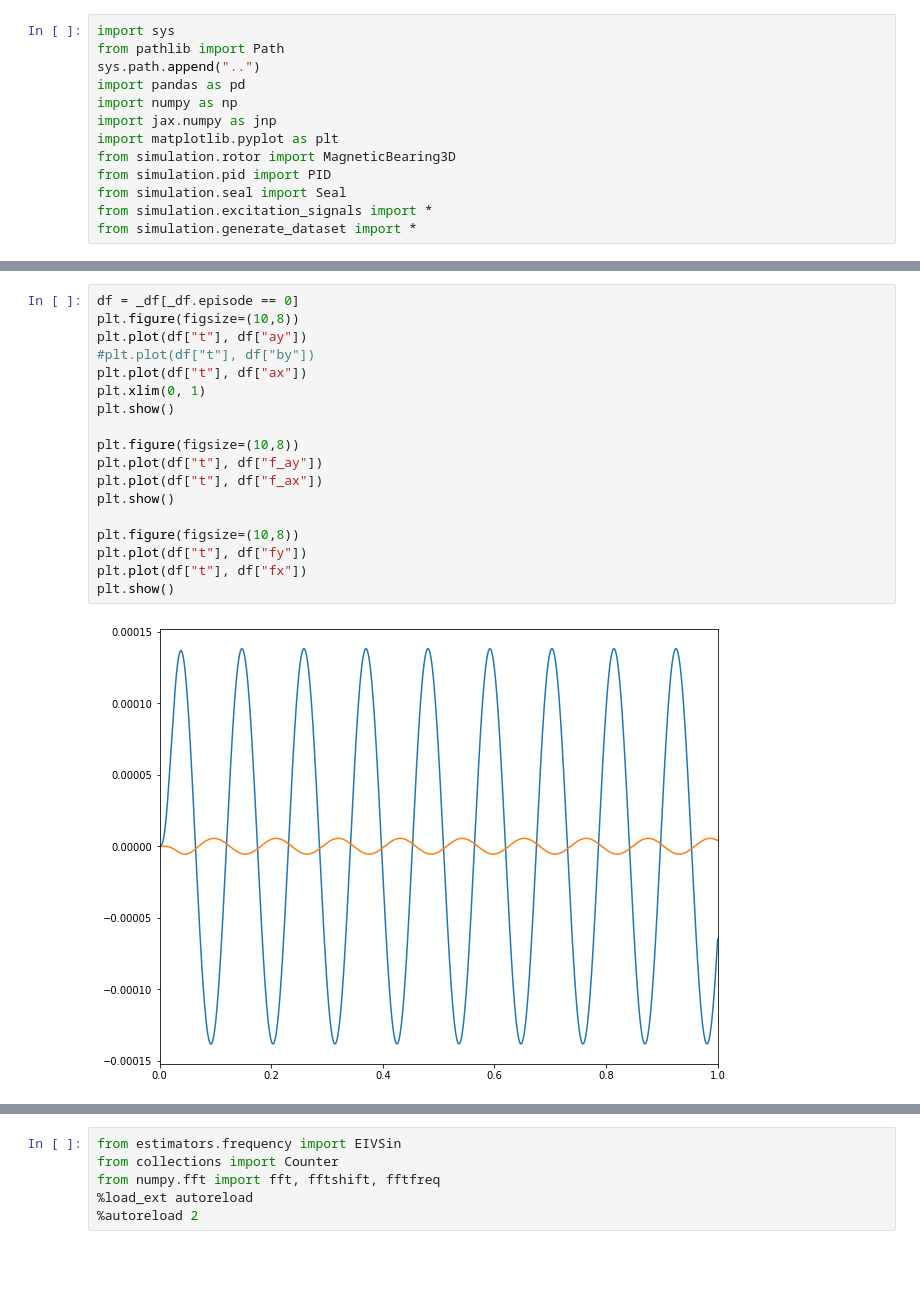
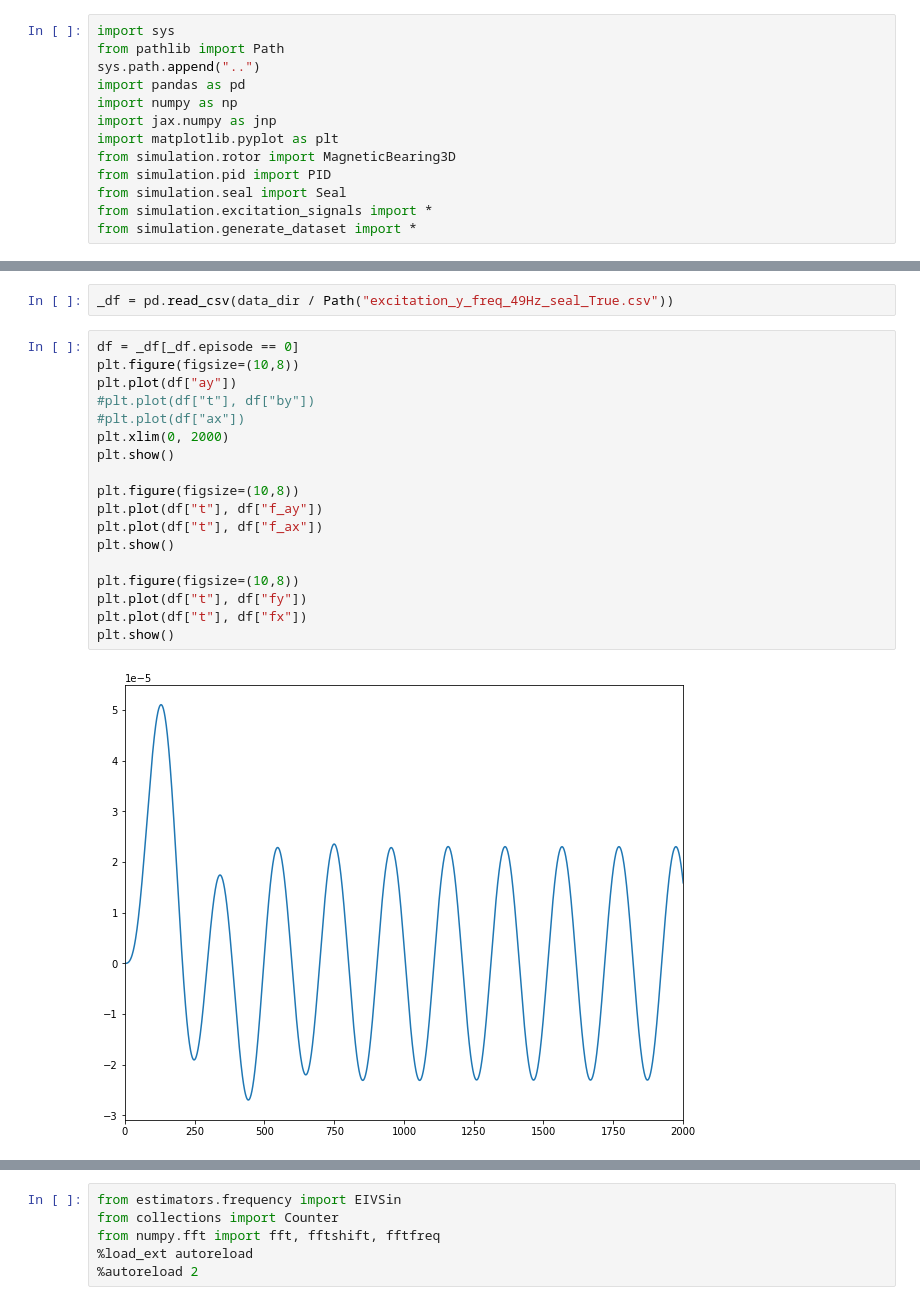
Before and after one commit to felipeangelimvieira/seal_parameter_identification, a Jupyter notebook: draft-notebooks/simulation-2.0.ipynb, the cells around one changed output, grey strips where cells are left out. Cells and saved outputs as stored; diff of their text form; blank space fills up the shorter version.

```diff
--- a/draft-notebooks/simulation-2.0.ipynb
+++ b/draft-notebooks/simulation-2.0.ipynb
@@ -49,20 +41,22 @@ _df
+# %%
+_df = pd.read_csv(data_dir / Path("excitation_y_freq_49Hz_seal_True.csv"))
 # %%
 df = _df[_df.episode == 0]
 plt.figure(figsize=(10,8))
-plt.plot(df["t"], df["ay"])
+plt.plot(df["ay"])
 #plt.plot(df["t"], df["by"])
-plt.plot(df["t"], df["ax"])
-plt.xlim(0, 1)
+#plt.plot(df["ax"])
+plt.xlim(0, 2000)
 plt.show()
 
 plt.figure(figsize=(10,8))
 plt.plot(df["t"], df["f_ay"])
 plt.plot(df["t"], df["f_ax"])
 plt.show()
 
 plt.figure(figsize=(10,8))
 plt.plot(df["t"], df["fy"])
 plt.plot(df["t"], df["fx"])
 plt.show()
 # %% [output]
-[figure, old version]
+[figure, new version]
```
Also changed, not shown: parts of 7 cells of this notebook, 2 other files.
